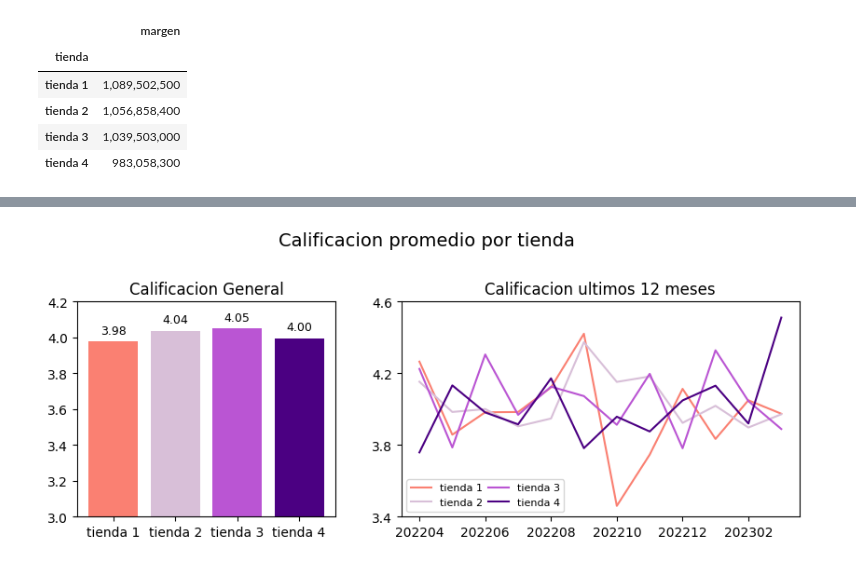
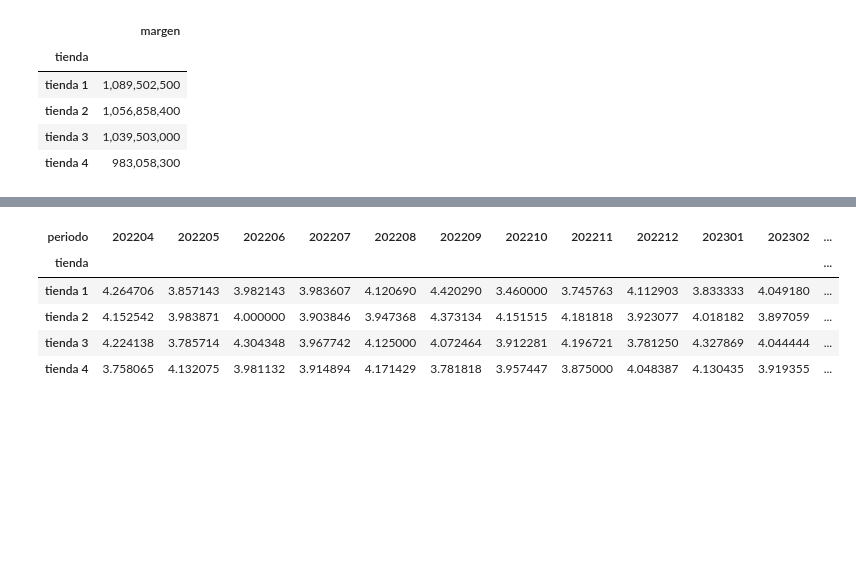
Before and after one commit to rmedi21/challenge-alura-store, a Jupyter notebook: AluraStoreLatam.ipynb, the cells around one changed output, grey strips where cells are left out. Cells and saved outputs as stored; diff of their text form; code cells hidden in the pictures; blank space fills up the shorter version.

```diff
--- a/AluraStoreLatam.ipynb
+++ b/AluraStoreLatam.ipynb
@@ -356,19 +336,16 @@ plt.show()
 # %%
 # Grafico 2: Calificacion promedio por tienda
-# Estilos
-colores = ['salmon', 'thistle', 'mediumorchid', 'indigo']
-
 # Calificacion general
 df_tiendas_calif = df_tiendas.groupby('tienda')['calificacion'].mean().reset_index()
 
-# Calificacion ultimos 12 meses
+# Calificacion ultimos 24 meses
 df_tiendas_12um = df_tiendas[df_tiendas['fecha'] > '2022-03-31'].copy()
 df_tiendas_12um['periodo'] = df_tiendas_12um['fecha'].dt.strftime('%Y%m')
 df_tiendas_calif_ult = df_tiendas_12um.pivot_table(columns='periodo', index='tienda', values='calificacion')
 
 # Subplots
 fig, axs = plt.subplots(1, 2, figsize=(10, 3), width_ratios=[1.3, 2])
-fig.suptitle('Calificacion promedio por tienda', fontsize=14, y=1.13)
+fig.suptitle('Calificacion promedio por Tienda', fontsize=14, y=1.08)
 fig.subplots_adjust(hspace=0.05, wspace=0.2)
 
 # Grafico izquierdo: calificacion general
@@ -386,8 +363,18 @@ for index, row in df_tiendas_calif_ult.iterrows():
 axs[1].set_yticks([3.4, 3.8, 4.2, 4.6])
 axs[1].xaxis.set_major_locator(plt.MultipleLocator(2))
 axs[1].legend(prop={'size': 8}, loc='lower left', ncols=2, labelspacing=0.5, columnspacing=0.5)
-axs[1].set_title('Calificacion Ultimos 12 meses')
+axs[1].set_title('Calificacion Promedio Mensual (ultimos 12 meses)')
 
-plt.show()
+# plt.show()
+plt.savefig("calificacion_promedio.png", bbox_inches='tight')
+plt.close()
-# %% [output]
-[figure, removed]
+# %%
+# df_tiendas_12um.groupby('tienda')['calificacion'].mean() | BORRAR
+pd.crosstab(df_tiendas_12um['tienda'], df_tiendas_12um['periodo'], aggfunc='mean', values=df_tiendas_12um['calificacion'].round(0))
+# %% [output]
+| periodo | 202204 | 202205 | 202206 | 202207 | 202208 | 202209 | 202210 | 202211 | 202212 | 202301 | 202302 | ... |
+| tienda |  |  |  |  |  |  |  |  |  |  |  | ... |
+| tienda 1 | 4.264706 | 3.857143 | 3.982143 | 3.983607 | 4.120690 | 4.420290 | 3.460000 | 3.745763 | 4.112903 | 3.833333 | 4.049180 | ... |
+| tienda 2 | 4.152542 | 3.983871 | 4.000000 | 3.903846 | 3.947368 | 4.373134 | 4.151515 | 4.181818 | 3.923077 | 4.018182 | 3.897059 | ... |
+| tienda 3 | 4.224138 | 3.785714 | 4.304348 | 3.967742 | 4.125000 | 4.072464 | 3.912281 | 4.196721 | 3.781250 | 4.327869 | 4.044444 | ... |
+| tienda 4 | 3.758065 | 4.132075 | 3.981132 | 3.914894 | 4.171429 | 3.781818 | 3.957447 | 3.875000 | 4.048387 | 4.130435 | 3.919355 | ... |
```
Also changed, not shown: parts of 29 cells of this notebook.
